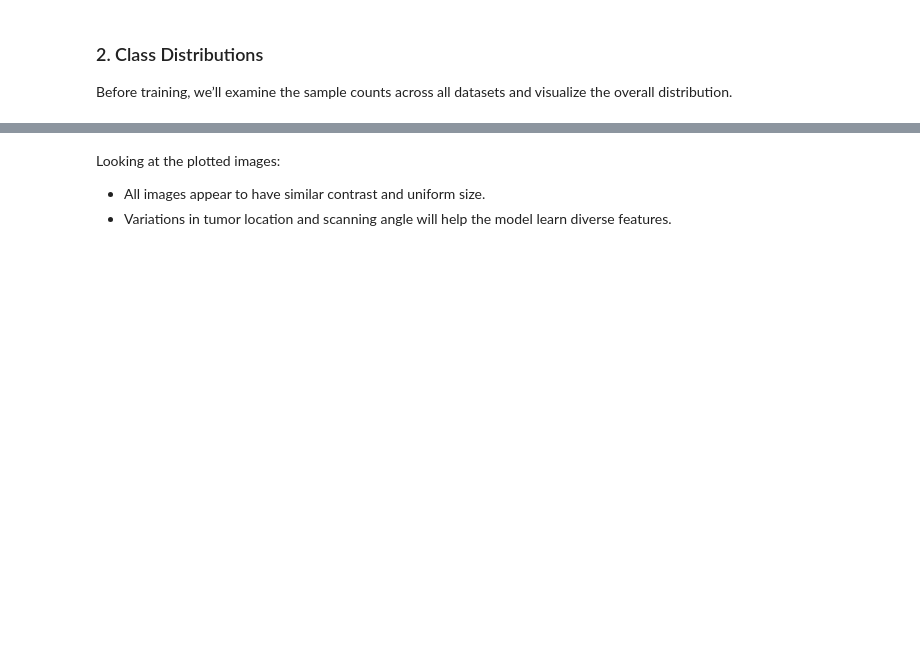
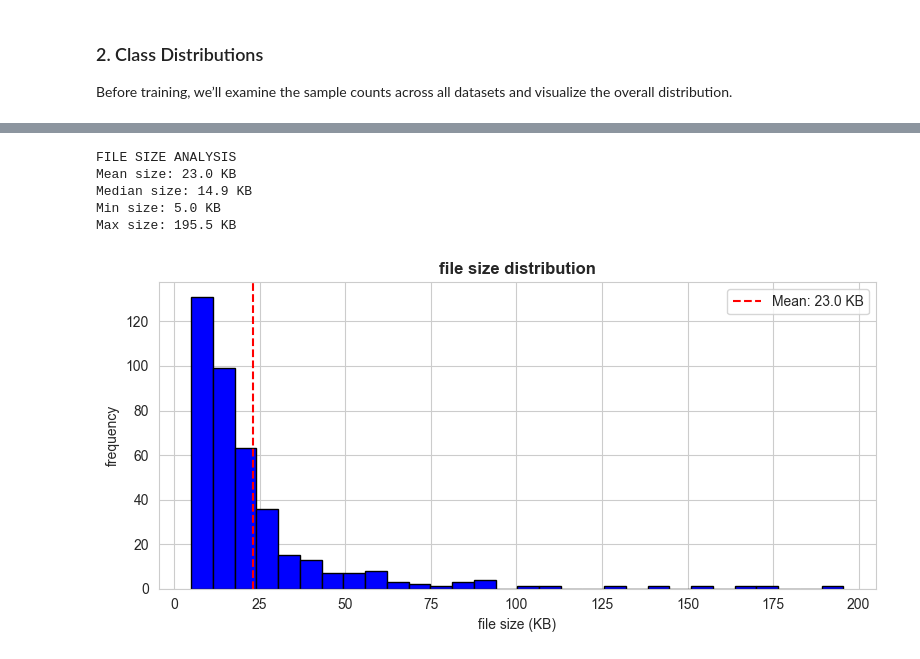
Before and after one commit to daviddning/cancer-tumor-classifier, a Jupyter notebook: notebooks/eda_brain_umor.ipynb, the cells around one changed output, grey strips where cells are left out. Saved outputs shown, nothing was run; the diff lists cells and outputs as text; code cells hidden in the pictures; blank space fills up the shorter version.

```diff
--- a/notebooks/eda_brain_umor.ipynb
+++ b/notebooks/eda_brain_umor.ipynb
@@ -124,5 +153,29 @@ plt.show()
-# %% [markdown]
-Looking at the plotted images:
-
-- All images appear to have similar contrast and uniform size.
-- Variations in tumor location and scanning angle will help the model learn diverse features.
+# %%
+# file Size Analysis
+file_sizes = quality['file_sizes']
+
+print(f"\n")
+print("FILE SIZE ANALYSIS")
+print(f"Mean size: {np.mean(file_sizes):.1f} KB")
+print(f"Median size: {np.median(file_sizes):.1f} KB")
+print(f"Min size: {min(file_sizes):.1f} KB")
+print(f"Max size: {max(file_sizes):.1f} KB")
+
+plt.figure(figsize=(8, 4))
+plt.hist(file_sizes, bins=30, color='blue', edgecolor='black')
+plt.title('file size distribution', fontweight='bold')
+plt.xlabel('file size (KB)')
+plt.ylabel('frequency')
+plt.axvline(np.mean(file_sizes), color='red', linestyle='--',
+            label=f'Mean: {np.mean(file_sizes):.1f} KB')
+plt.legend()
+plt.tight_layout()
+plt.savefig("../graphics/file_size_distribution.png", bbox_inches="tight", dpi=150)
+plt.show()
+# %% [output]
+FILE SIZE ANALYSIS
+Mean size: 23.0 KB
+Median size: 14.9 KB
+Min size: 5.0 KB
+Max size: 195.5 KB
+[figure, added]
```
Also changed, not shown: parts of 10 cells of this notebook, 14 other files.
